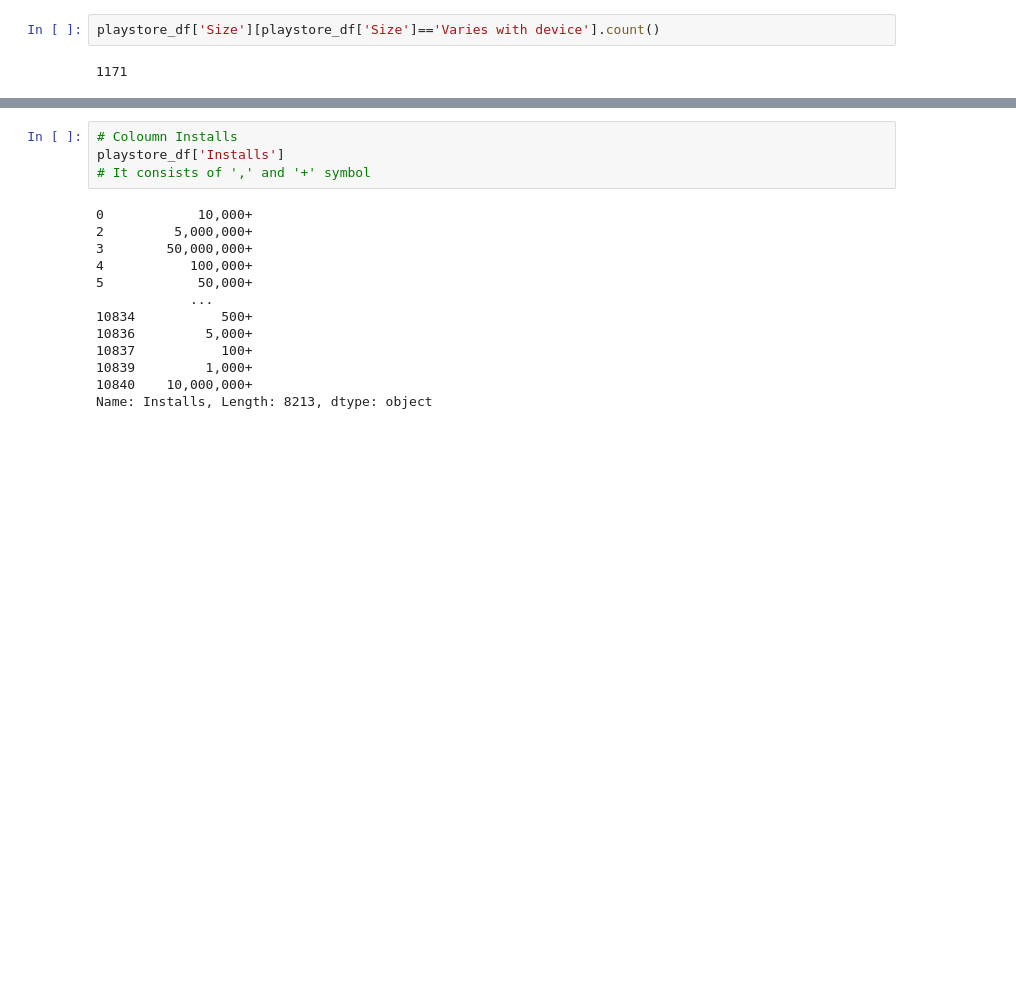
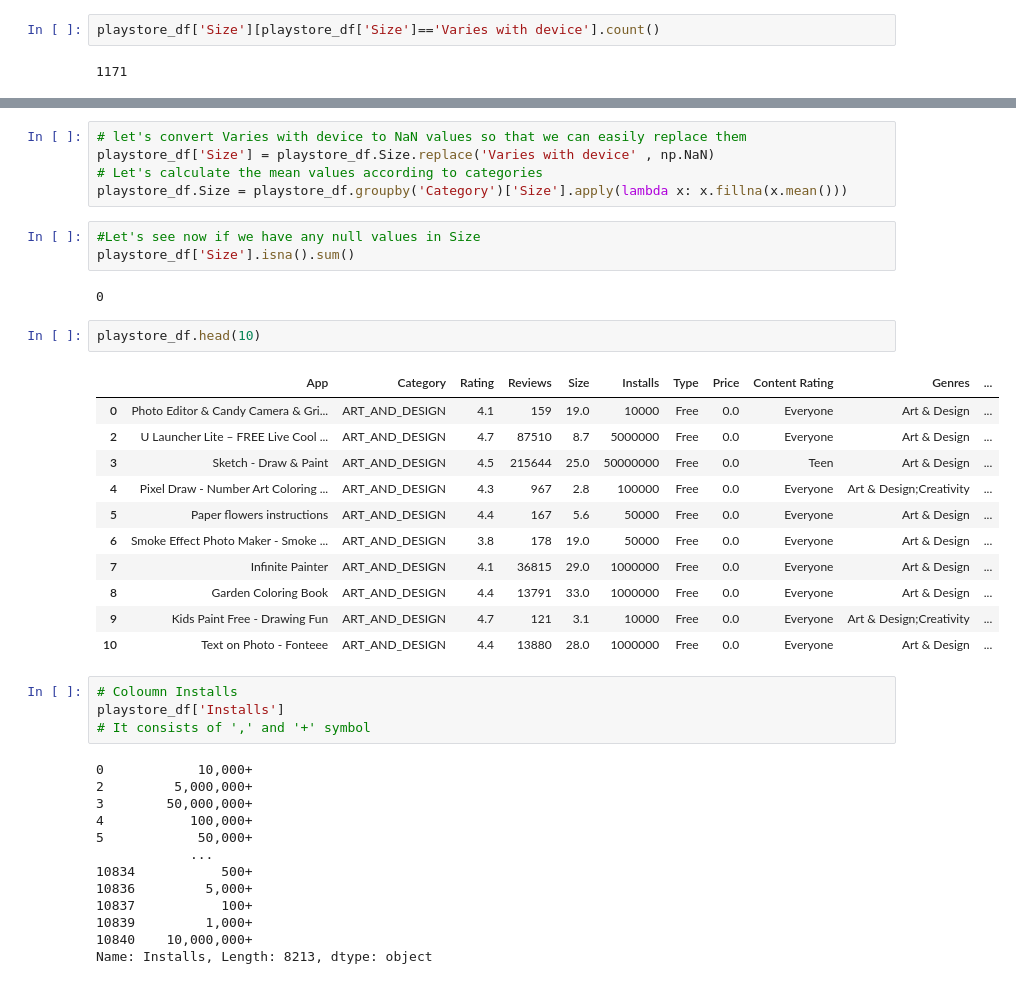
Before and after one commit to grishabh04/EDA-CAPSTONE-PROJECT, a Jupyter notebook: Play_Store_App_Review_Analysis_Capstone_Project.ipynb, the cells around one changed output, grey strips where cells are left out. Saved outputs shown, nothing was run; the diff lists cells and outputs as text; blank space fills up the shorter version.

```diff
--- a/Play_Store_App_Review_Analysis_Capstone_Project.ipynb
+++ b/Play_Store_App_Review_Analysis_Capstone_Project.ipynb
@@ -374,3 +409,27 @@ Name: Size, Length: 413, dtype: int64
+# %%
+# let's convert Varies with device to NaN values so that we can easily replace them
+playstore_df['Size'] = playstore_df.Size.replace('Varies with device' , np.NaN)
+# Let's calculate the mean values according to categories
+playstore_df.Size = playstore_df.groupby('Category')['Size'].apply(lambda x: x.fillna(x.mean()))
+# %%
+#Let's see now if we have any null values in Size
+playstore_df['Size'].isna().sum()
+# %% [output]
+0
+# %%
+playstore_df.head(10)
+# %% [output]
+|  | App | Category | Rating | Reviews | Size | Installs | Type | Price | Content Rating | Genres | ... |
+| 0 | Photo Editor & Candy Camera & Gri... | ART_AND_DESIGN | 4.1 | 159 | 19.0 | 10000 | Free | 0.0 | Everyone | Art & Design | ... |
+| 2 | U Launcher Lite – FREE Live Cool ... | ART_AND_DESIGN | 4.7 | 87510 | 8.7 | 5000000 | Free | 0.0 | Everyone | Art & Design | ... |
+| 3 | Sketch - Draw & Paint | ART_AND_DESIGN | 4.5 | 215644 | 25.0 | 50000000 | Free | 0.0 | Teen | Art & Design | ... |
+| 4 | Pixel Draw - Number Art Coloring ... | ART_AND_DESIGN | 4.3 | 967 | 2.8 | 100000 | Free | 0.0 | Everyone | Art & Design;Creativity | ... |
+| 5 | Paper flowers instructions | ART_AND_DESIGN | 4.4 | 167 | 5.6 | 50000 | Free | 0.0 | Everyone | Art & Design | ... |
+| 6 | Smoke Effect Photo Maker - Smoke ... | ART_AND_DESIGN | 3.8 | 178 | 19.0 | 50000 | Free | 0.0 | Everyone | Art & Design | ... |
+| 7 | Infinite Painter | ART_AND_DESIGN | 4.1 | 36815 | 29.0 | 1000000 | Free | 0.0 | Everyone | Art & Design | ... |
+| 8 | Garden Coloring Book | ART_AND_DESIGN | 4.4 | 13791 | 33.0 | 1000000 | Free | 0.0 | Everyone | Art & Design | ... |
+| 9 | Kids Paint Free - Drawing Fun | ART_AND_DESIGN | 4.7 | 121 | 3.1 | 10000 | Free | 0.0 | Everyone | Art & Design;Creativity | ... |
+| 10 | Text on Photo - Fonteee | ART_AND_DESIGN | 4.4 | 13880 | 28.0 | 1000000 | Free | 0.0 | Everyone | Art & Design | ... |
 # %%
 # Coloumn Installs
 playstore_df['Installs']
```
Also changed, not shown: parts of 14 cells of this notebook.
